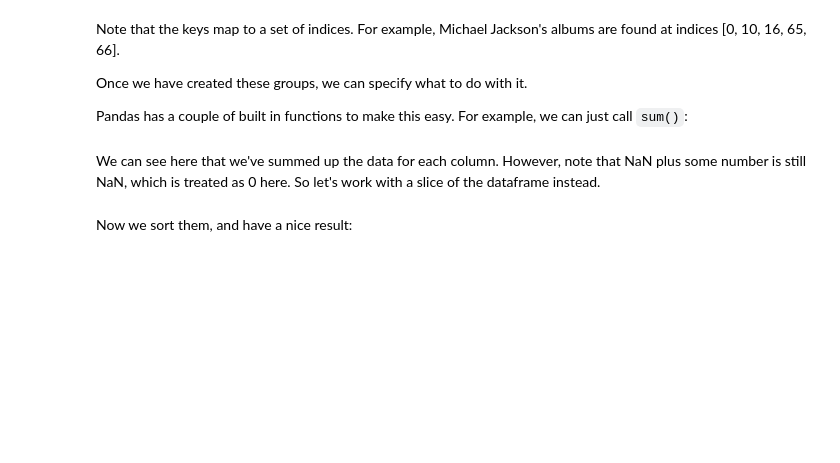
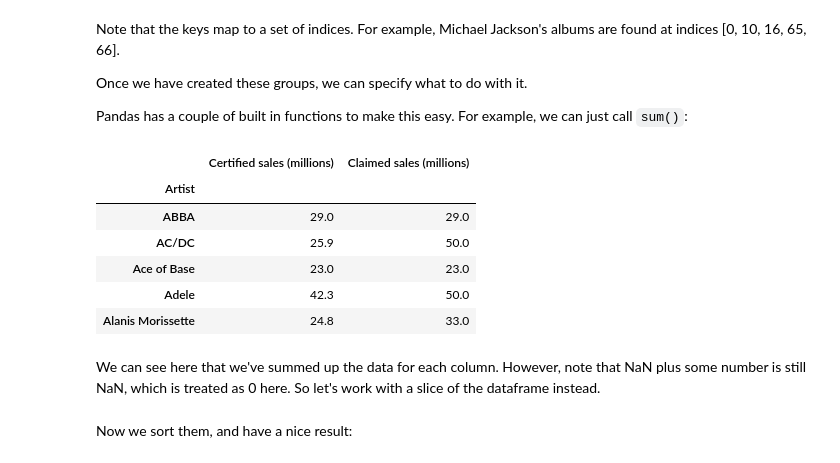
Before and after one commit to noah18c/Data_analysis, a Jupyter notebook: clinic_1/pandas-tutorial/clinic1-inclass.ipynb, the cells around one changed output. Saved outputs shown, nothing was run; the diff lists cells and outputs as text; code cells hidden in the pictures; blank space fills up the shorter version.

```diff
--- a/clinic_1/pandas-tutorial/clinic1-inclass.ipynb
+++ b/clinic_1/pandas-tutorial/clinic1-inclass.ipynb
@@ -759,7 +1452,15 @@ Once we have created these groups, we can specify what to do with it.
 
 Pandas has a couple of built in functions to make this easy. For example, we can just call `sum()`:
 # %%
-grouped.sum().head(10)
+grouped.sum().head()
+# %% [output]
+|  | Certified sales (millions) | Claimed sales (millions) |
+| Artist |  |  |
+| ABBA | 29.0 | 29.0 |
+| AC/DC | 25.9 | 50.0 |
+| Ace of Base | 23.0 | 23.0 |
+| Adele | 42.3 | 50.0 |
+| Alanis Morissette | 24.8 | 33.0 |
 # %% [markdown]
 We can see here that we've summed up the data for each column. However, note that NaN plus some number is still NaN, which is treated as 0 here. So let's work with a slice of the dataframe instead.
 # %% [markdown]
```
Also changed, not shown: parts of 115 cells of this notebook, 5 other files.
